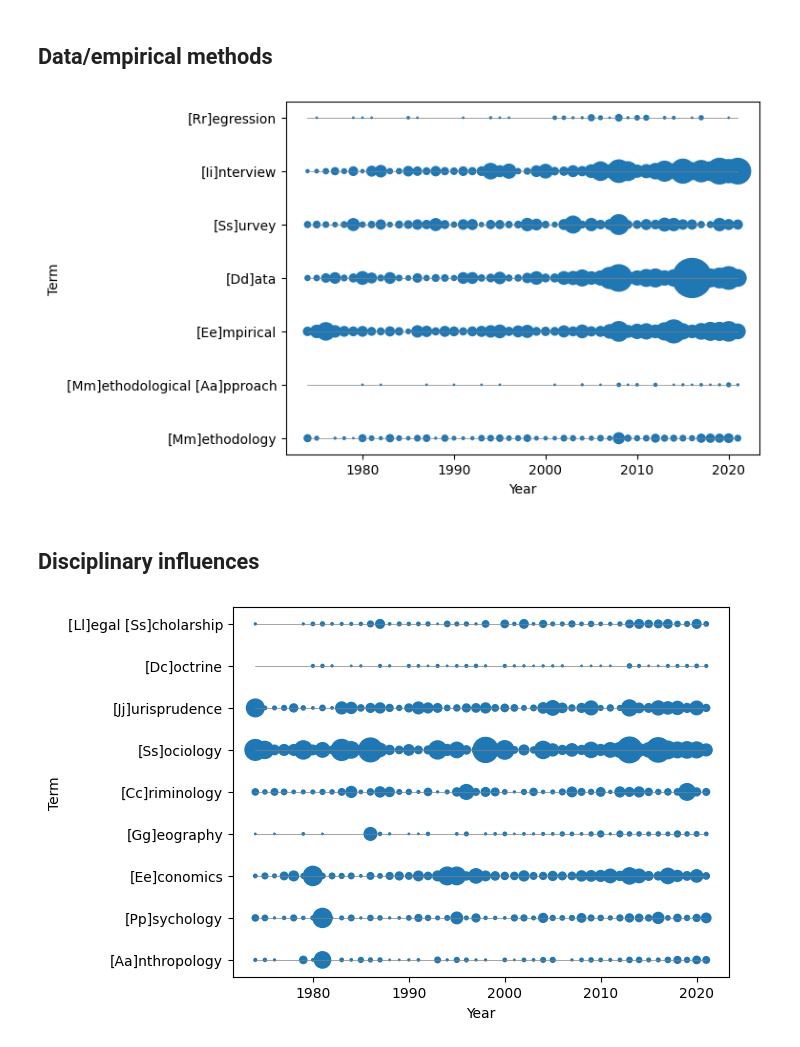
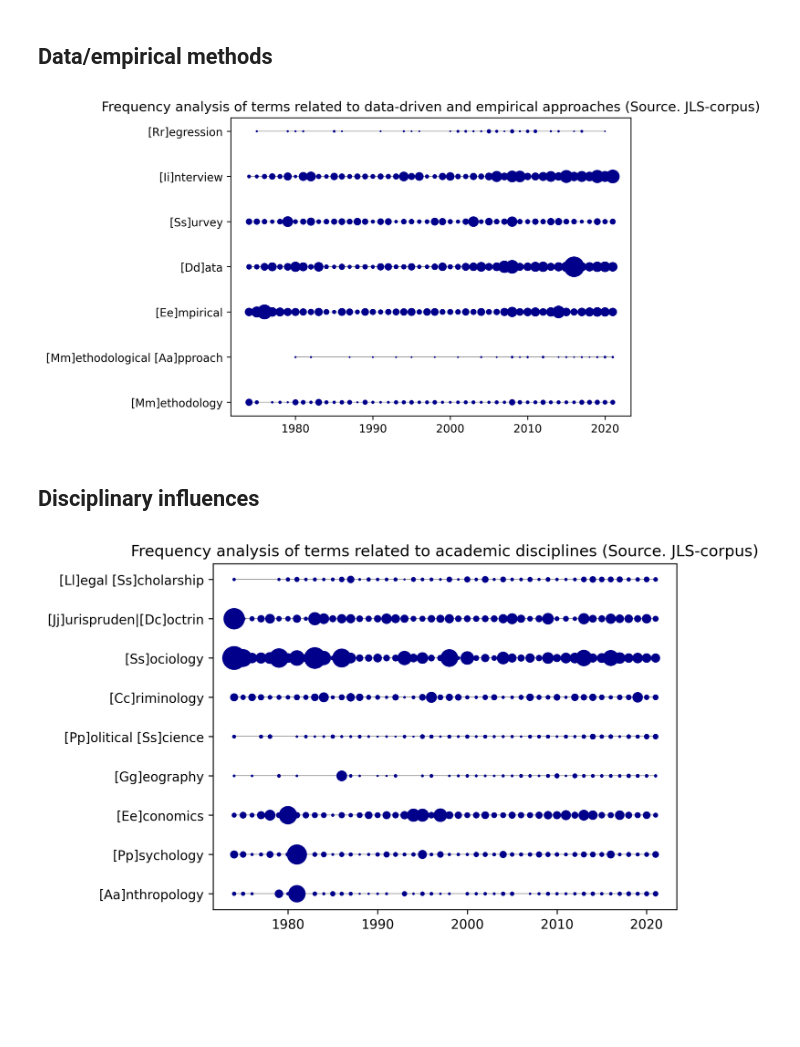
Before and after one commit to cboulanger/jls-bibliometry, a Jupyter notebook: jls-corpus-analyses.ipynb, the cells around one changed output. Drawn from its saved outputs; the diff is of its cells as text; code cells hidden in the pictures; blank space fills up the shorter version.

```diff
--- a/jls-corpus-analyses.ipynb
+++ b/jls-corpus-analyses.ipynb
@@ -64,16 +68,24 @@ plot_by_year(data, file="docs/jls-ts-tf-theory-method.png")
 # %% [markdown]
 ## Data/empirical methods
 # %%
+from scripts.utils import create_cached_corpus
 from scripts.occurrence_by_year_scatter import prepare_data, plot_by_year
-data = prepare_data(articles_df, [r'[Mm]ethodology' , r'[Mm]ethodological [Aa]pproach', '[Ee]mpirical', "[Dd]ata", "[Ss]urvey", "[Ii]nterview", "[Rr]egression"])
-plot_by_year(data, file="docs/jls-ts-tf-empirical-methods.png")
+corpus = create_cached_corpus("jls3")
+search_terms = ['[Mm]ethodology' , '[Mm]ethodological [Aa]pproach', '[Ee]mpirical', "[Dd]ata", "[Ss]urvey", "[Ii]nterview", "[Rr]egression"]
+data = prepare_data(corpus, search_terms)
+plot_by_year(data,
+             title='Frequency analysis of terms related to data-driven and empirical approaches (Source. JLS-corpus)')
 # %% [output]
-[figure, old version]
+[figure, new version]
 # %% [markdown]
 ## Disciplinary influences
 # %%
+from scripts.utils import create_cached_corpus
 from scripts.occurrence_by_year_scatter import prepare_data, plot_by_year
-data = prepare_data(articles_df, [r'[Aa]nthropology' , r'[Pp]sychology' , r'[Ee]conomics', r'[Gg]eography',  r'[Cc]riminology', '[Ss]ociology', '[Jj]urisprudence', '[Dc]octrine', '[Ll]egal [Ss]cholarship'])
-plot_by_year(data, file="docs/jls-ts-tf-disciplines.png")
+corpus = create_cached_corpus("jls3")
+search_terms = ['[Aa]nthropology' , '[Pp]sychology' , '[Ee]conomics', '[Gg]eography',  '[Pp]olitical [Ss]cience', '[Cc]riminology', '[Ss]ociology', '[Jj]urispruden|[Dc]octrin', '[Ll]egal [Ss]cholarship']
+data = prepare_data(corpus, search_terms)
+plot_by_year(data,
+             title='Frequency analysis of terms related to academic disciplines (Source. JLS-corpus)')
 # %% [output]
-[figure, old version]
+[figure, new version]
```
Also changed, not shown: parts of 2 cells of this notebook, 35 other files.
